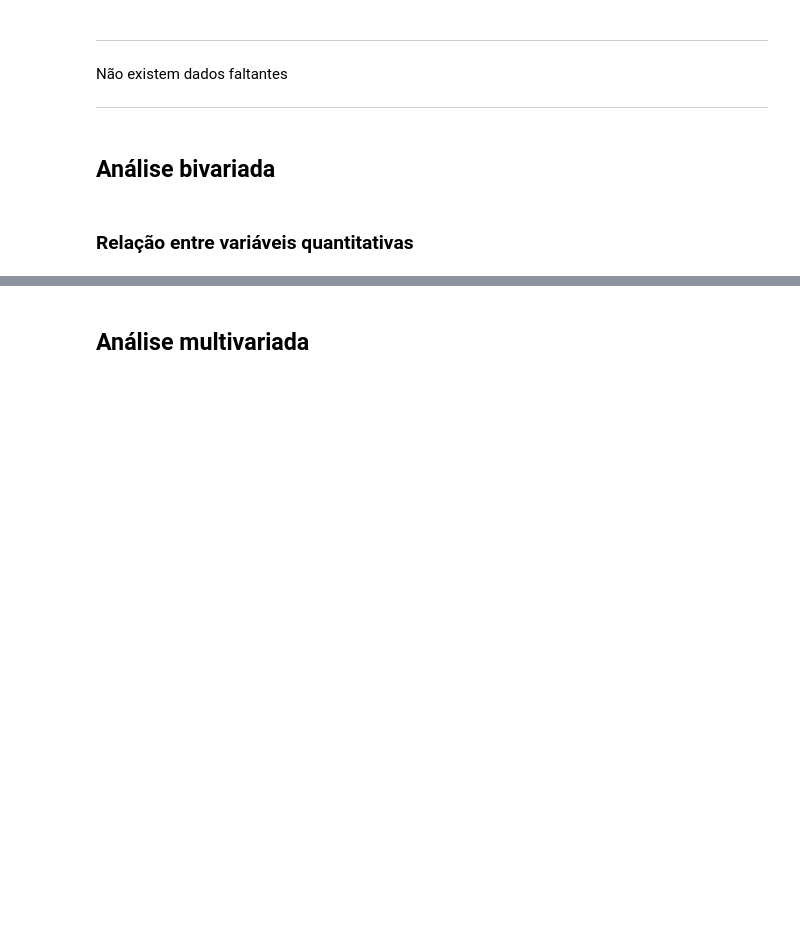
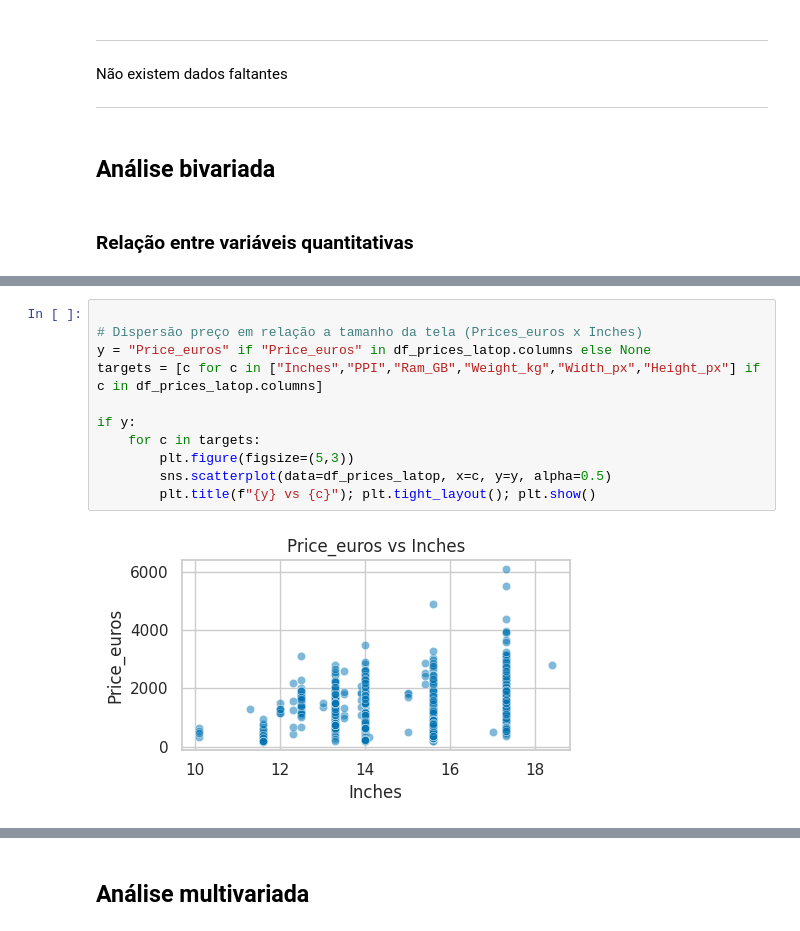
Before and after one commit to JNarimatsu/Bootcamp_Avanti_2025.3, a Jupyter notebook: Entrega_01_analise_exploratoria_de_dados_XI.ipynb, the cells around one changed output, grey strips where cells are left out. Saved outputs shown, nothing was run; the diff lists cells and outputs as text; blank space fills up the shorter version.

```diff
--- a/Entrega_01_analise_exploratoria_de_dados_XI.ipynb
+++ b/Entrega_01_analise_exploratoria_de_dados_XI.ipynb
@@ -666,0 +557,13 @@ plt.show()
+# %%
+
+# Dispersão preço em relação a tamanho da tela (Prices_euros x Inches)
+y = "Price_euros" if "Price_euros" in df_prices_latop.columns else None
+targets = [c for c in ["Inches","PPI","Ram_GB","Weight_kg","Width_px","Height_px"] if c in df_prices_latop.columns]
+
+if y:
+    for c in targets:
+        plt.figure(figsize=(5,3))
+        sns.scatterplot(data=df_prices_latop, x=c, y=y, alpha=0.5)
+        plt.title(f"{y} vs {c}"); plt.tight_layout(); plt.show()
+# %% [output]
+[figure, added]
```
Also changed, not shown: parts of 32 cells of this notebook.
